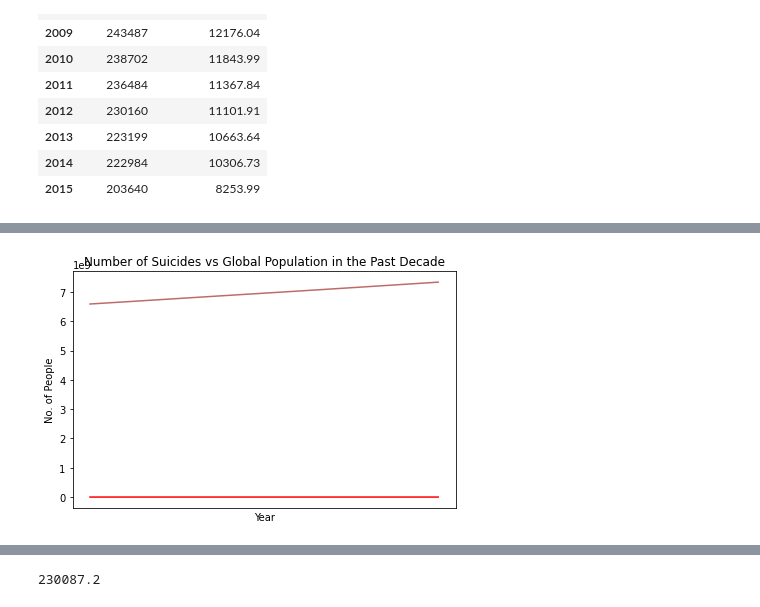
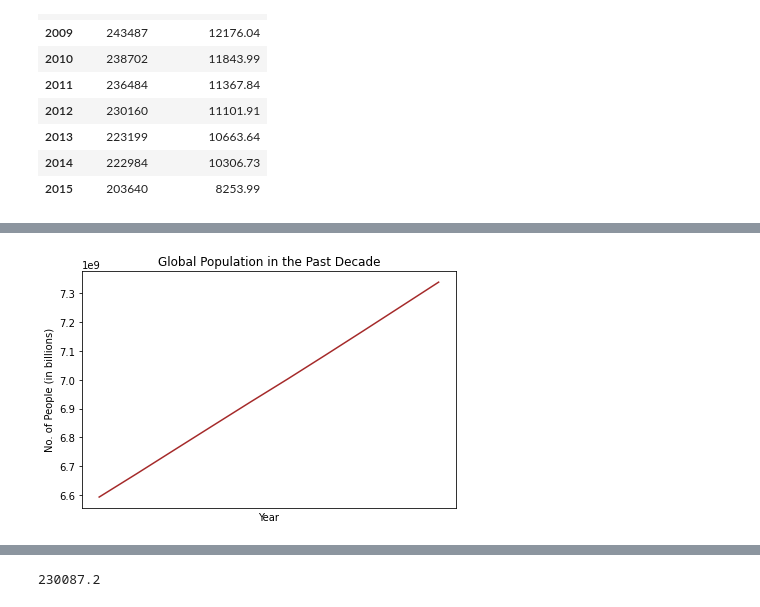
Before and after one commit to arw-625/Happiest-Generation, a Jupyter notebook: Happiest -Gen.ipynb, the cells around one changed output, grey strips where cells are left out. Cells and saved outputs as stored; diff of their text form; code cells hidden in the pictures.

```diff
--- a/Happiest -Gen.ipynb
+++ b/Happiest -Gen.ipynb
@@ -215,39 +340,40 @@ glb_sui
 ax, fig = plt.subplots(sharex=True,sharey=True)
 
 
-plt.title("Number of Suicides vs Global Population in the Past Decade")
+plt.title("Global Population in the Past Decade")
 plt.xlabel("Year")
-plt.ylabel("No. of People")
+plt.ylabel("No. of People (in billions)")
 plt.xticks(range(2006,2016,1))
 #plt.yticks(range(0,700000000,1000000))
 #x-axis values
 x_years = np.linspace(2006,2015,10)
 
 #y-axis values
-y1 = list(y_sui_totals)
-y2 = list(world_pop)
+y1 = list(world_pop)
+#y2 = list(world_pop)
 
 
-plt.plot(y1, color = 'red')
-plt.plot(y2, alpha = .7, color = 'brown')
+plt.plot(y1, color = 'brown')
+#plt.plot(y2, alpha = .7, color = 'brown')
 
 plt.tight_layout()
 
 
 
 
 #plt.subplot(1,2,1, facecolor='red')
 # ax, fig = plt.subplots(1,1,sharex=True,sharey=True)
 
 
 #plt.bar(years, A, color = 'b', label='A')
 #plt.bar(years, increment, color = 'r', bottom = A, label='increment')
 
 #plt.legend()
 
 
 
 # ax, fig = plt.subplots(1,1,sharex=True,sharey=True)
 # plt.bar(x_years, list(world_pop))
+plt.savefig("images/Global_pop_last_decade")
 # %% [output]
-[figure, old version]
+[figure, new version]
```
Also changed, not shown: parts of 21 cells of this notebook, 4 other files.
